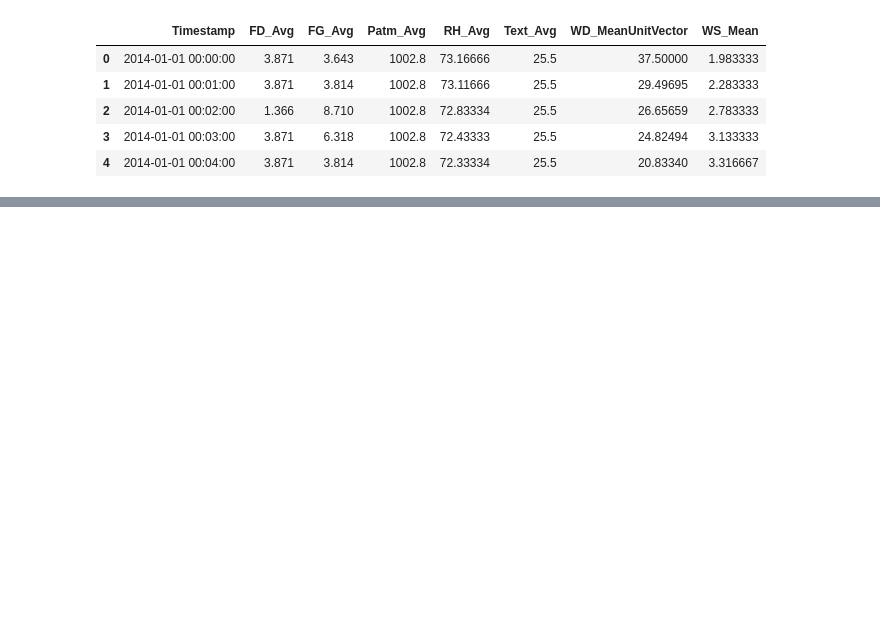
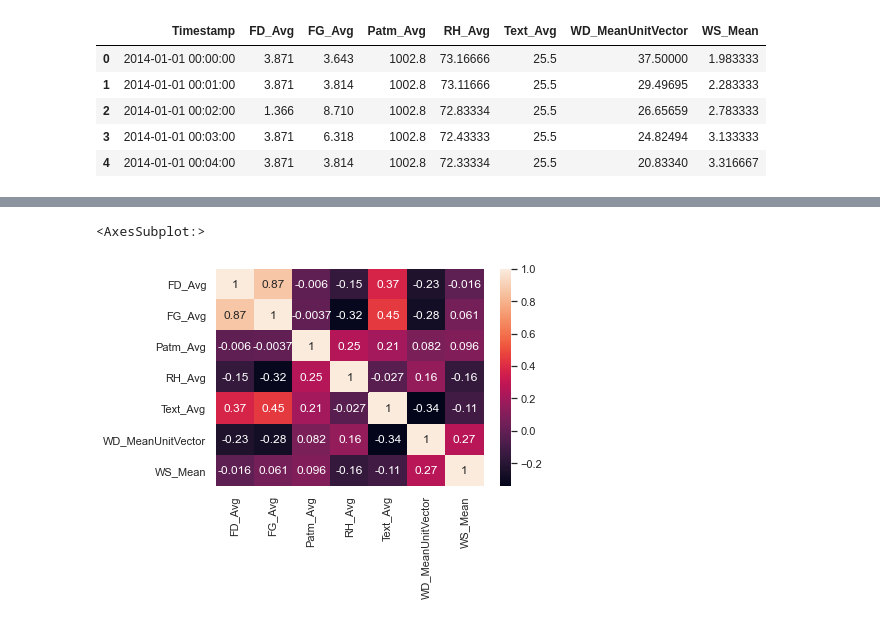
Before and after one commit to anhtu7/FouilleDeDonnees_projet, a Jupyter notebook: visualisation.ipynb, the cells around one changed output, grey strips where cells are left out. Cells and saved outputs as stored; diff of their text form; code cells hidden in the pictures; blank space fills up the shorter version.

```diff
--- a/visualisation.ipynb
+++ b/visualisation.ipynb
@@ -29,0 +45,6 @@ sns.lineplot(data=df_Moufia, palette="tab10", linewidth=2.5)
+# %%
+corrMatrix = df_SaintAndre.corr()
+sns.heatmap(corrMatrix, annot=True)
+# %% [output]
+<AxesSubplot:>
+[figure, added]
```
Also changed, not shown: parts of 7 cells of this notebook.
